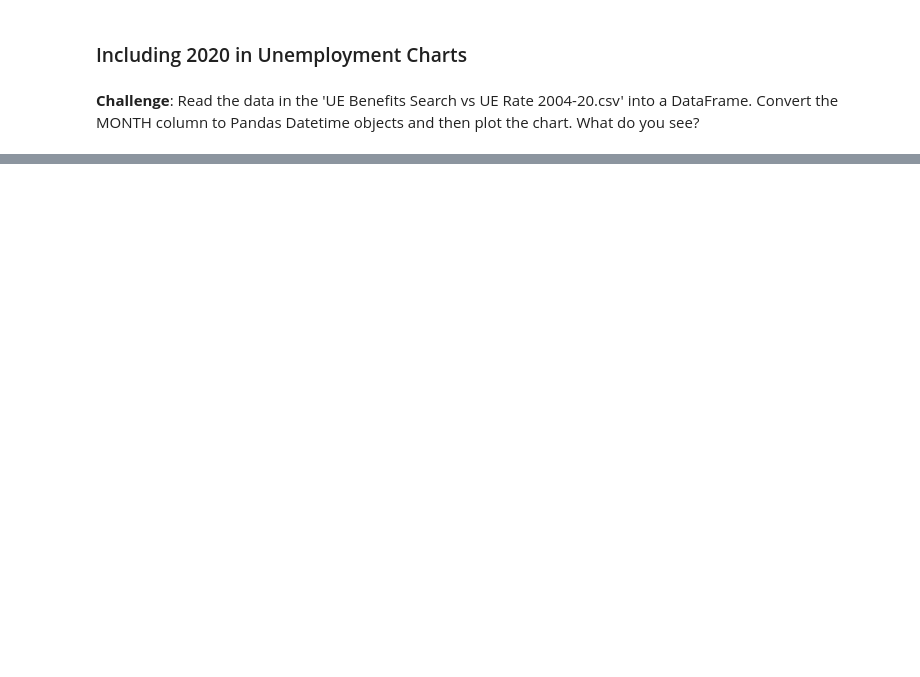
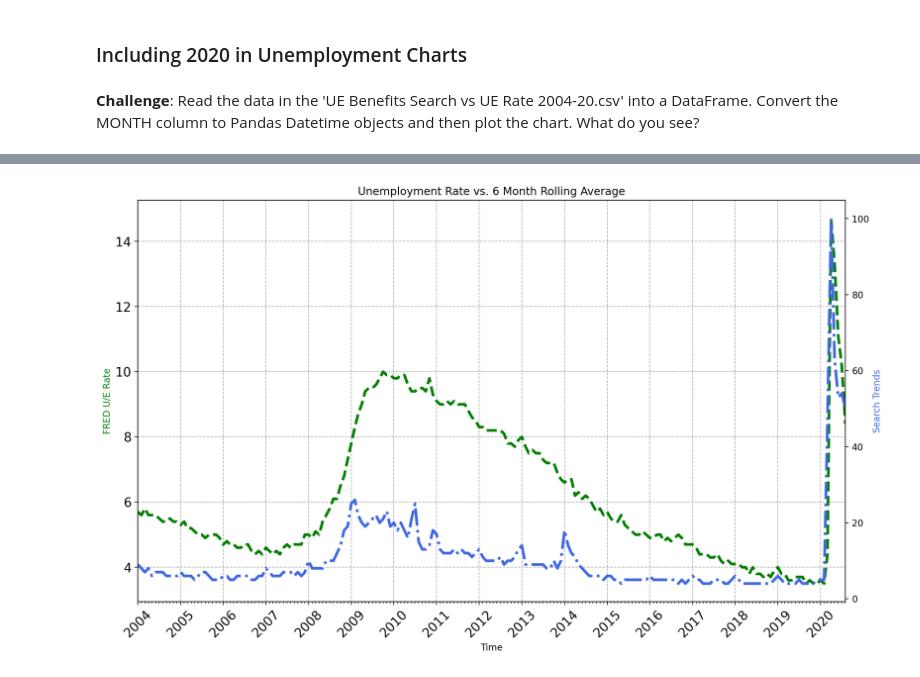
Before and after one commit to liamfrager/Python-Practice, a Jupyter notebook: 75 Google Trends Data Viz/Google Trends and Data Visualisation (start).ipynb, the cells around one changed output, grey strips where cells are left out. Saved outputs shown, nothing was run; the diff lists cells and outputs as text; code cells hidden in the pictures; blank space fills up the shorter version.

```diff
--- a/75 Google Trends Data Viz/Google Trends and Data Visualisation (start).ipynb
+++ b/75 Google Trends Data Viz/Google Trends and Data Visualisation (start).ipynb
@@ -403,3 +406,6 @@ plt.show()
 ### Including 2020 in Unemployment Charts
 # %% [markdown]
 **Challenge**: Read the data in the 'UE Benefits Search vs UE Rate 2004-20.csv' into a DataFrame. Convert the MONTH column to Pandas Datetime objects and then plot the chart. What do you see?
+# %%
+df = pd.read_csv('UE Benefits Search vs UE Rate 2004-20.csv')
+df.MONTH = pd.to_datetime(df.MONTH)
@@ -405,0 +419,35 @@ plt.show()
+# %%
+# roll_df = df_unemployment[['UE_BENEFITS_WEB_SEARCH', 'UNRATE']].rolling(
+#     window=6).mean()
+plt.figure(figsize=(14, 8), dpi=200)
+plt.xticks(fontsize=14, rotation=45)
+plt.yticks(fontsize=14)
+plt.title('Unemployment Rate vs. 6 Month Rolling Average')
+plt.grid(True, linestyle="--")
+ax1 = plt.gca()
+ax2 = ax1.twinx()
+ax1.set_xlabel('Time')
+ax1.set_ylabel('FRED U/E Rate', color='green')
+ax2.set_ylabel('Search Trends', color='royalblue')
+ax1.set_xlim(df.MONTH.min(),
+             df.MONTH.max())
+ax1.plot(
+    df.MONTH,
+    df.UNRATE,
+    color='green',
+    linewidth=3,
+    linestyle='--'
+)
+ax2.plot(
+    df.MONTH,
+    df.UE_BENEFITS_WEB_SEARCH,
+    color='royalblue',
+    linewidth=3,
+    linestyle='-.'
+)
+ax1.xaxis.set_major_locator(years)
+ax1.xaxis.set_major_formatter(years_fmt)
+ax1.xaxis.set_minor_locator(months)
+plt.show()
+# %% [output]
+[figure, added]
```
Also changed, not shown: parts of 2 cells of this notebook.
